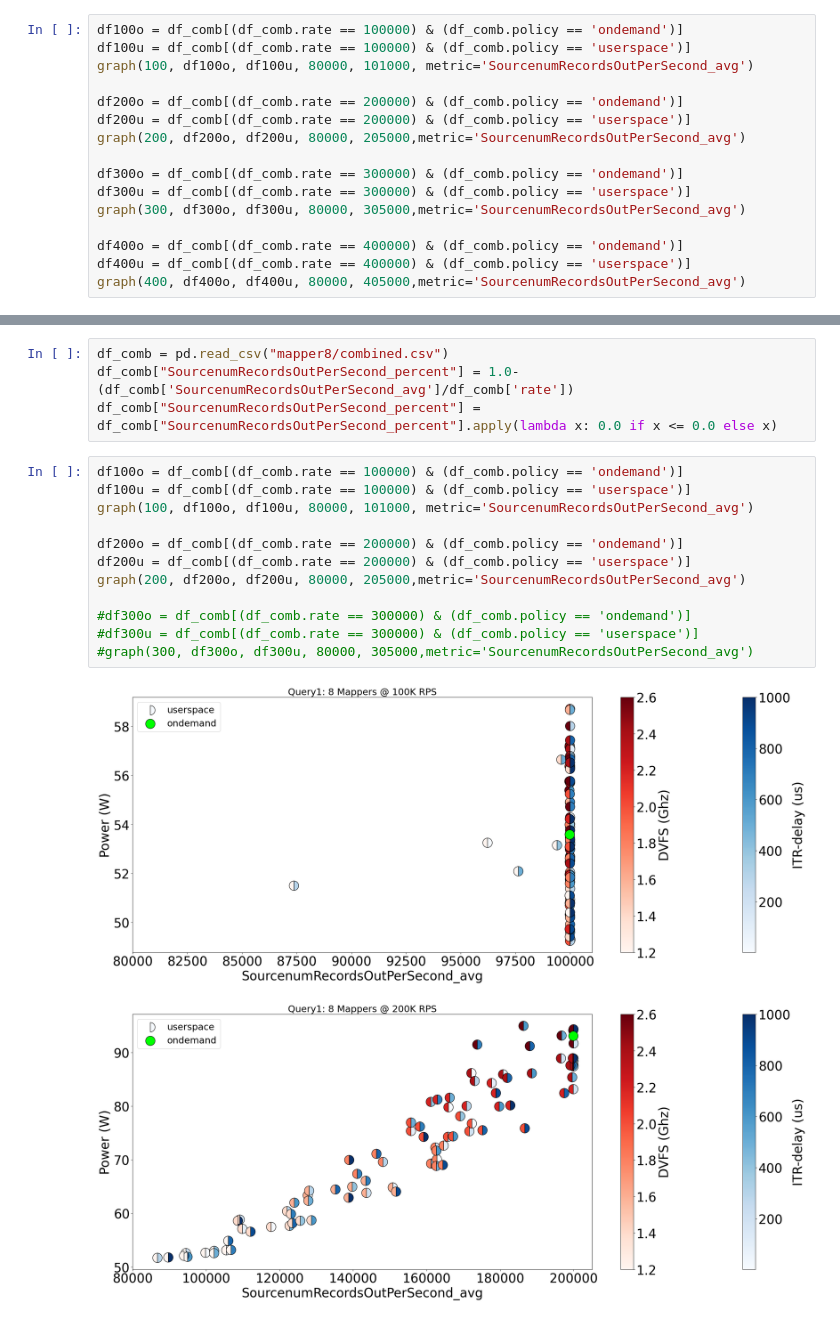
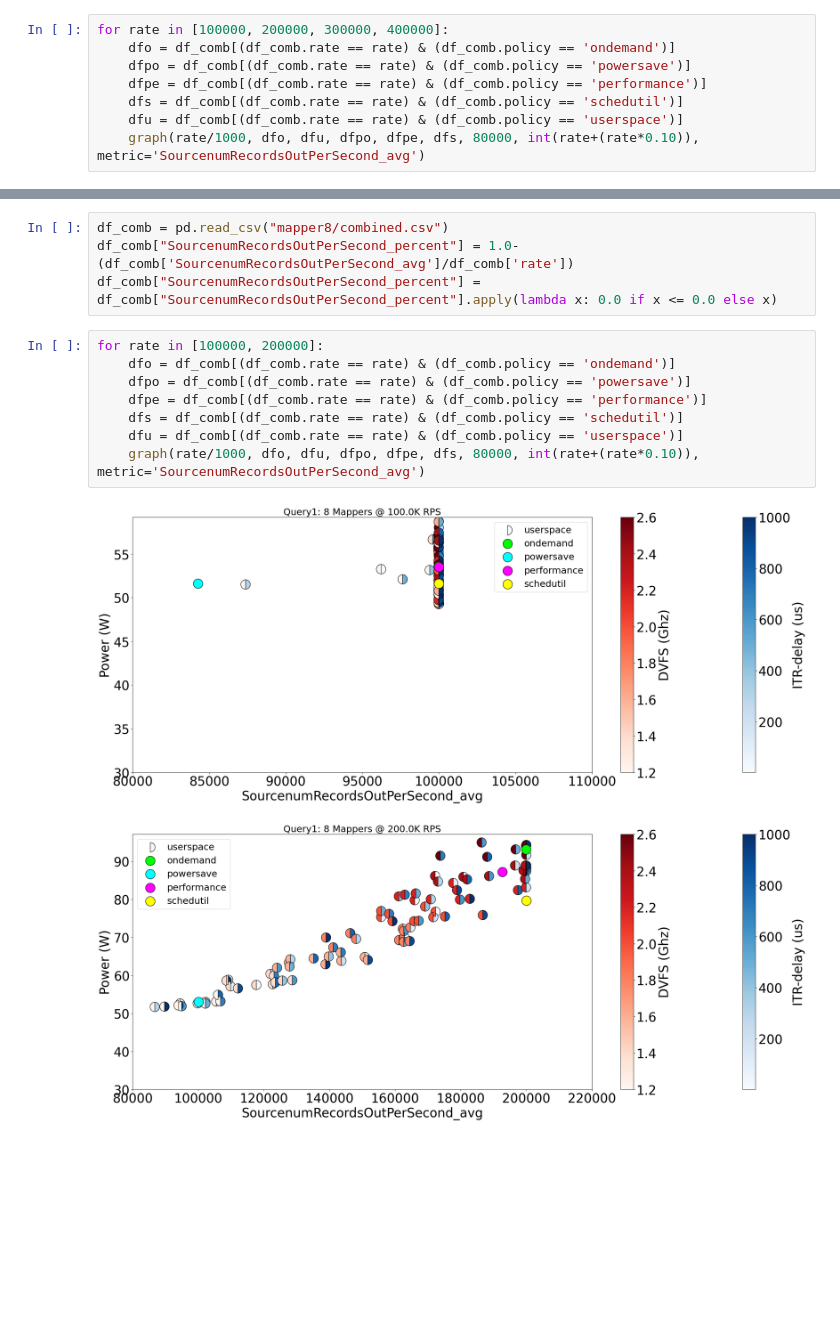
Before and after one commit to EEStrmCmptng/dataset, a Jupyter notebook: micro/query1/ITRDVFS/Q1-ITR-DVFS.ipynb, the cells around one changed output, grey strips where cells are left out. Cells and saved outputs as stored; diff of their text form; blank space fills up the shorter version.

```diff
--- a/micro/query1/ITRDVFS/Q1-ITR-DVFS.ipynb
+++ b/micro/query1/ITRDVFS/Q1-ITR-DVFS.ipynb
@@ -64,19 +76,11 @@ def graph(rate, dfo, dfu, left=-0.1, right=1.1, metric='SourcenumRecordsOutPerSe
 
     plt.tight_layout()
 # %%
-df100o = df_comb[(df_comb.rate == 100000) & (df_comb.policy == 'ondemand')]
-df100u = df_comb[(df_comb.rate == 100000) & (df_comb.policy == 'userspace')]
-graph(100, df100o, df100u, 80000, 101000, metric='SourcenumRecordsOutPerSecond_avg')
-
-df200o = df_comb[(df_comb.rate == 200000) & (df_comb.policy == 'ondemand')]
-df200u = df_comb[(df_comb.rate == 200000) & (df_comb.policy == 'userspace')]
-graph(200, df200o, df200u, 80000, 205000,metric='SourcenumRecordsOutPerSecond_avg')
-
-df300o = df_comb[(df_comb.rate == 300000) & (df_comb.policy == 'ondemand')]
-df300u = df_comb[(df_comb.rate == 300000) & (df_comb.policy == 'userspace')]
-graph(300, df300o, df300u, 80000, 305000,metric='SourcenumRecordsOutPerSecond_avg')
-
-df400o = df_comb[(df_comb.rate == 400000) & (df_comb.policy == 'ondemand')]
-df400u = df_comb[(df_comb.rate == 400000) & (df_comb.policy == 'userspace')]
-graph(400, df400o, df400u, 80000, 405000,metric='SourcenumRecordsOutPerSecond_avg')
+for rate in [100000, 200000, 300000, 400000]:
+    dfo = df_comb[(df_comb.rate == rate) & (df_comb.policy == 'ondemand')]
+    dfpo = df_comb[(df_comb.rate == rate) & (df_comb.policy == 'powersave')]
+    dfpe = df_comb[(df_comb.rate == rate) & (df_comb.policy == 'performance')]
+    dfs = df_comb[(df_comb.rate == rate) & (df_comb.policy == 'schedutil')]
+    dfu = df_comb[(df_comb.rate == rate) & (df_comb.policy == 'userspace')]
+    graph(rate/1000, dfo, dfu, dfpo, dfpe, dfs, 80000, int(rate+(rate*0.10)), metric='SourcenumRecordsOutPerSecond_avg')
 # %% [output]
@@ -89,17 +93,13 @@ df_comb = pd.read_csv("mapper8/combined.csv")
 df_comb["SourcenumRecordsOutPerSecond_percent"] = 1.0-(df_comb['SourcenumRecordsOutPerSecond_avg']/df_comb['rate'])
 df_comb["SourcenumRecordsOutPerSecond_percent"] = df_comb["SourcenumRecordsOutPerSecond_percent"].apply(lambda x: 0.0 if x <= 0.0 else x)
 # %%
-df100o = df_comb[(df_comb.rate == 100000) & (df_comb.policy == 'ondemand')]
-df100u = df_comb[(df_comb.rate == 100000) & (df_comb.policy == 'userspace')]
-graph(100, df100o, df100u, 80000, 101000, metric='SourcenumRecordsOutPerSecond_avg')
-
-df200o = df_comb[(df_comb.rate == 200000) & (df_comb.policy == 'ondemand')]
-df200u = df_comb[(df_comb.rate == 200000) & (df_comb.policy == 'userspace')]
-graph(200, df200o, df200u, 80000, 205000,metric='SourcenumRecordsOutPerSecond_avg')
-
-#df300o = df_comb[(df_comb.rate == 300000) & (df_comb.policy == 'ondemand')]
-#df300u = df_comb[(df_comb.rate == 300000) & (df_comb.policy == 'userspace')]
-#graph(300, df300o, df300u, 80000, 305000,metric='SourcenumRecordsOutPerSecond_avg')
+for rate in [100000, 200000]:
+    dfo = df_comb[(df_comb.rate == rate) & (df_comb.policy == 'ondemand')]
+    dfpo = df_comb[(df_comb.rate == rate) & (df_comb.policy == 'powersave')]
+    dfpe = df_comb[(df_comb.rate == rate) & (df_comb.policy == 'performance')]
+    dfs = df_comb[(df_comb.rate == rate) & (df_comb.policy == 'schedutil')]
+    dfu = df_comb[(df_comb.rate == rate) & (df_comb.policy == 'userspace')]
+    graph(rate/1000, dfo, dfu, dfpo, dfpe, dfs, 80000, int(rate+(rate*0.10)), metric='SourcenumRecordsOutPerSecond_avg')
 # %% [output]
-[figure, old version]
+[figure, new version]
-[figure, old version]
+[figure, new version]
```
Also changed, not shown: parts of 2 cells of this notebook, 2 other files.
